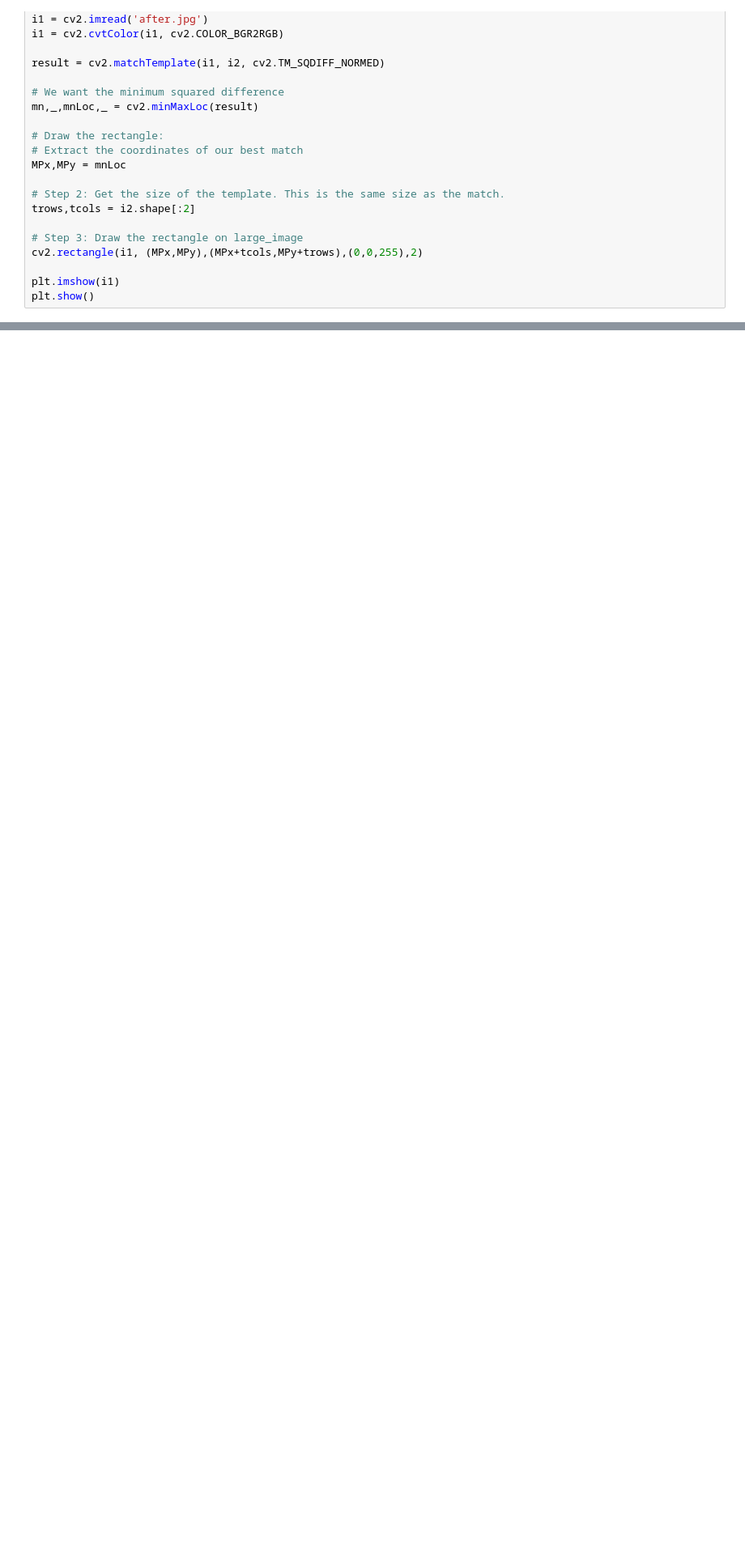
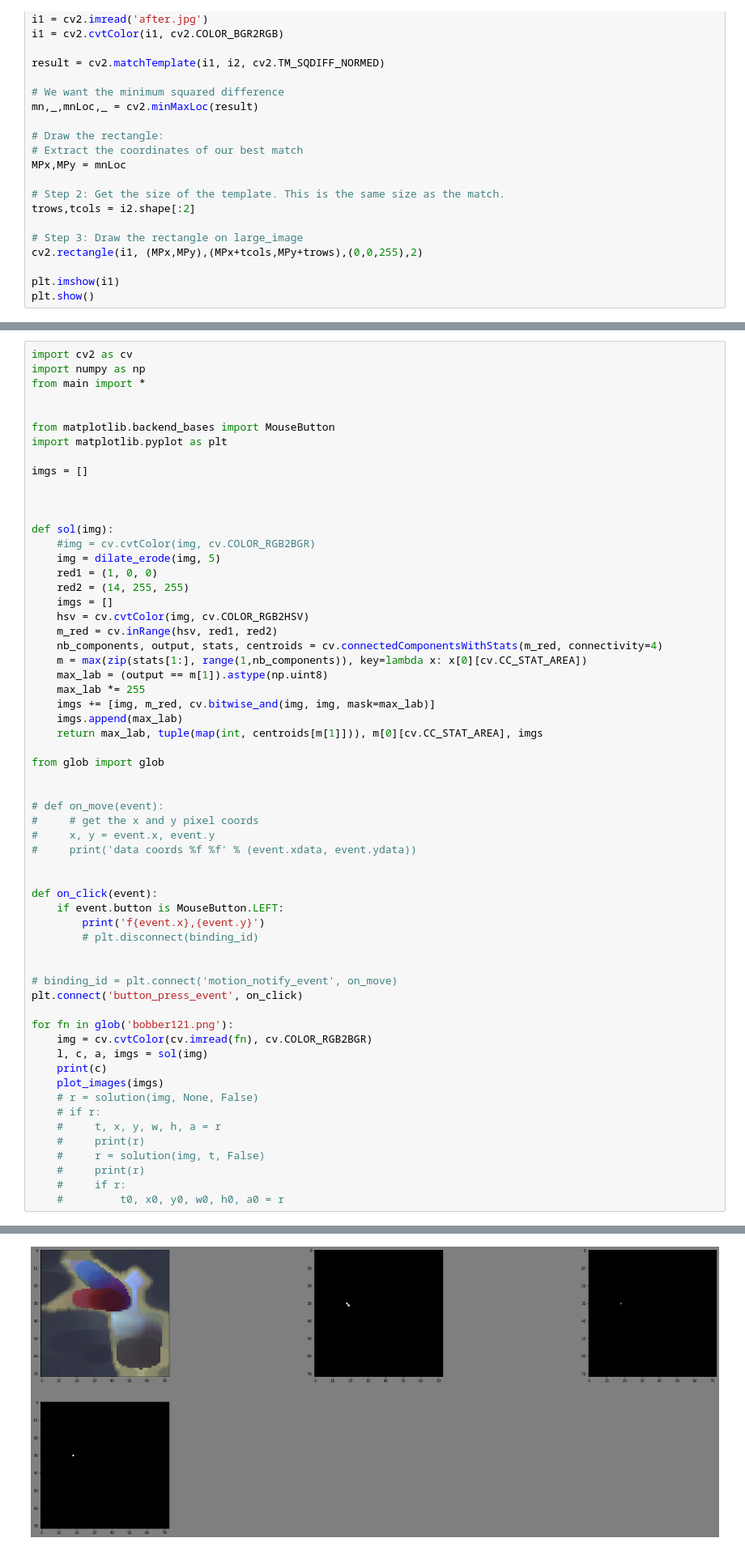
Before and after one commit to aash/pyfisher, a Jupyter notebook: x.ipynb, the cells around one changed output, grey strips where cells are left out. Shown at 81% size. Saved outputs shown, nothing was run; the diff lists cells and outputs as text; blank space fills up the shorter version.

```diff
--- a/x.ipynb
+++ b/x.ipynb
@@ -235,0 +283,61 @@ plot_images(ccs)
+# %%
+import cv2 as cv
+import numpy as np
+from main import *
+
+
+from matplotlib.backend_bases import MouseButton
+import matplotlib.pyplot as plt
+
+imgs = []
+
+
+
+def sol(img):
+    #img = cv.cvtColor(img, cv.COLOR_RGB2BGR)
+    img = dilate_erode(img, 5)
+    red1 = (1, 0, 0)
+    red2 = (14, 255, 255)
+    imgs = []
+    hsv = cv.cvtColor(img, cv.COLOR_RGB2HSV)
+    m_red = cv.inRange(hsv, red1, red2)
+    nb_components, output, stats, centroids = cv.connectedComponentsWithStats(m_red, connectivity=4)
+    m = max(zip(stats[1:], range(1,nb_components)), key=lambda x: x[0][cv.CC_STAT_AREA])
+    max_lab = (output == m[1]).astype(np.uint8)
+    max_lab *= 255
+    imgs += [img, m_red, cv.bitwise_and(img, img, mask=max_lab)]
+    imgs.append(max_lab)
+    return max_lab, tuple(map(int, centroids[m[1]])), m[0][cv.CC_STAT_AREA], imgs
+
+from glob import glob
+
+
+# def on_move(event):
+#     # get the x and y pixel coords
+#     x, y = event.x, event.y
+#     print('data coords %f %f' % (event.xdata, event.ydata))
+
+
+def on_click(event):
+    if event.button is MouseButton.LEFT:
+        print('f{event.x},{event.y}')
+        # plt.disconnect(binding_id)
+
+
+# binding_id = plt.connect('motion_notify_event', on_move)
+plt.connect('button_press_event', on_click)
+
+for fn in glob('bobber121.png'):
+    img = cv.cvtColor(cv.imread(fn), cv.COLOR_RGB2BGR)
+    l, c, a, imgs = sol(img)
+    print(c)
+    plot_images(imgs)
+    # r = solution(img, None, False)
+    # if r:
+    #     t, x, y, w, h, a = r
+    #     print(r)
+    #     r = solution(img, t, False)
+    #     print(r)
+    #     if r:
+    #         t0, x0, y0, w0, h0, a0 = r
+# %% [output]
@@ -235,0 +346 @@ plot_images(ccs)
+[figure, added]
```
Also changed, not shown: parts of 10 cells of this notebook, 3 other files.
